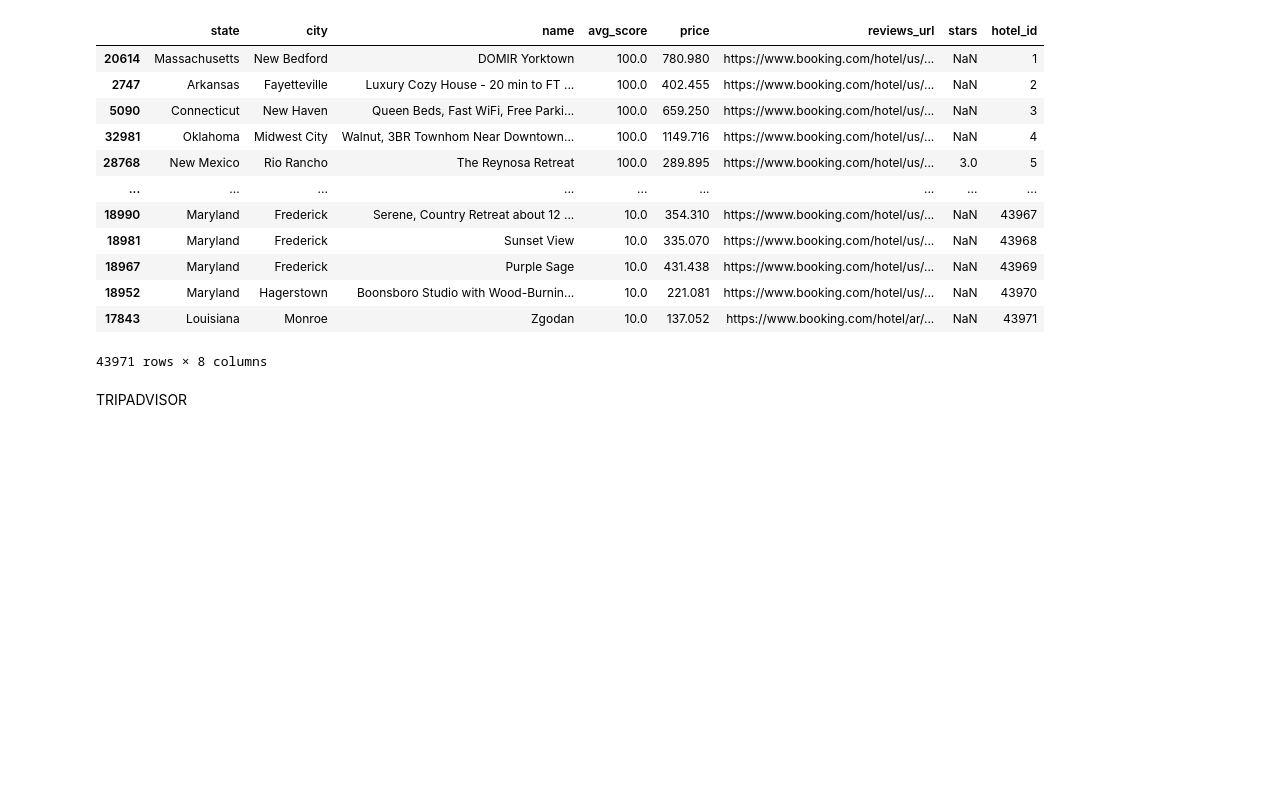
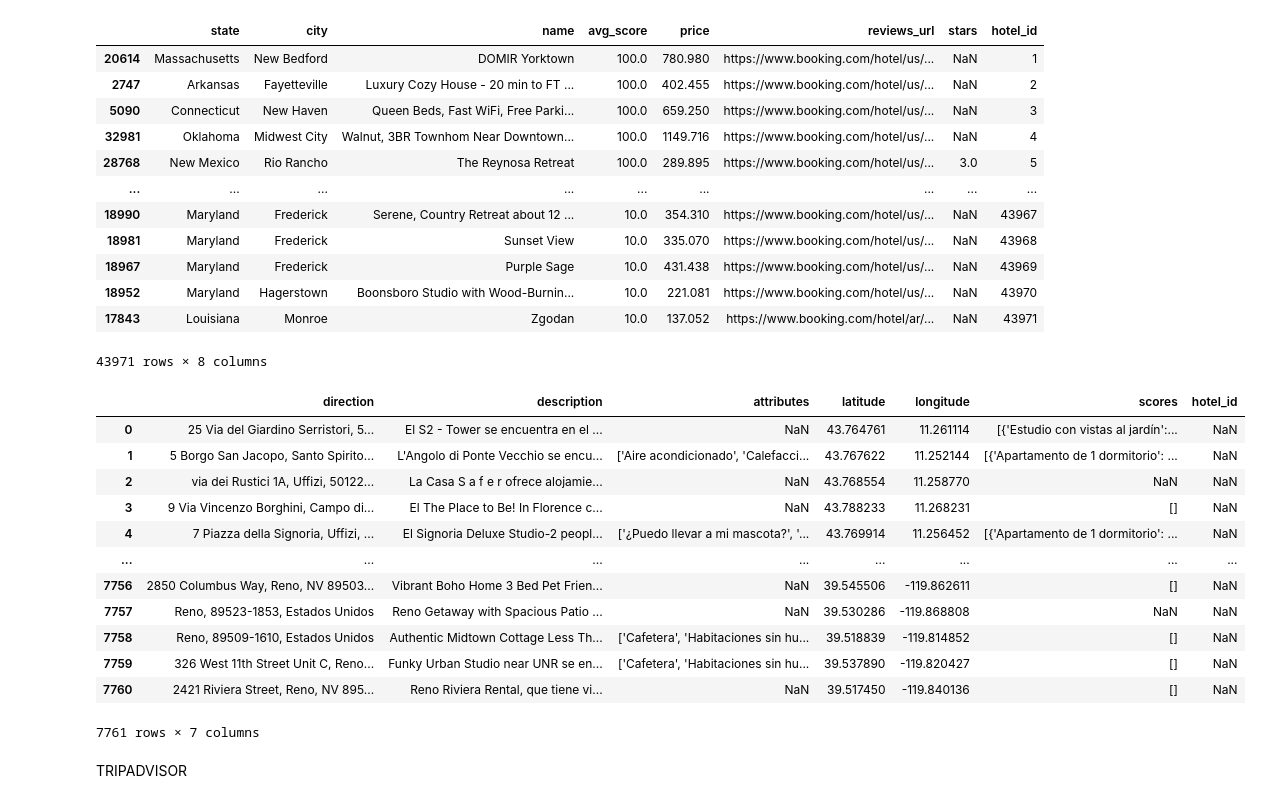
Before and after one commit to LeonardoCostaH/PF_DS_YELP, a Jupyter notebook: 01_ETL.ipynb, the cells around one changed output. Cells and saved outputs as stored; diff of their text form; code cells hidden in the pictures; blank space fills up the shorter version.

```diff
--- a/01_ETL.ipynb
+++ b/01_ETL.ipynb
@@ -332,3 +332,33 @@ usa_hotels
 | 18952 | Maryland | Hagerstown | Boonsboro Studio with Wood-Burnin... | 10.0 | 221.081 | https://www.booking.com/hotel/us/... | NaN | 43970 |
 | 17843 | Louisiana | Monroe | Zgodan | 10.0 | 137.052 | https://www.booking.com/hotel/ar/... | NaN | 43971 |
 43971 rows × 8 columns
+# %%
+import os
+import pandas as pd
+
+attributes_dr = "files/data/booking/attributes"
+
+attributes = []
+for archivo in os.listdir(attributes_dr):
+    if archivo.endswith(".csv"):
+        ruta_completa = os.path.join(attributes_dr, archivo)
+        df = pd.read_csv(ruta_completa, index_col=0)
+        attributes.append(df)
+booking_hotels_attributes = pd.concat(attributes, ignore_index=True)
+booking_hotels_attributes.to_csv('files/data/booking/booking_hotels_attributes.csv')
+
+booking_hotels_attributes
+# %% [output]
+|  | direction | description | attributes | latitude | longitude | scores | hotel_id |
+| 0 | 25 Via del Giardino Serristori, 5... | El S2 - Tower se encuentra en el ... | NaN | 43.764761 | 11.261114 | [{'Estudio con vistas al jardín':... | NaN |
+| 1 | 5 Borgo San Jacopo, Santo Spirito... | L'Angolo di Ponte Vecchio se encu... | ['Aire acondicionado', 'Calefacci... | 43.767622 | 11.252144 | [{'Apartamento de 1 dormitorio': ... | NaN |
+| 2 | via dei Rustici 1A, Uffizi, 50122... | La Casa S a f e r ofrece alojamie... | NaN | 43.768554 | 11.258770 | NaN | NaN |
+| 3 | 9 Via Vincenzo Borghini, Campo di... | El The Place to Be! In Florence c... | NaN | 43.788233 | 11.268231 | [] | NaN |
+| 4 | 7 Piazza della Signoria, Uffizi, ... | El Signoria Deluxe Studio-2 peopl... | ['¿Puedo llevar a mi mascota?', '... | 43.769914 | 11.256452 | [{'Apartamento de 1 dormitorio': ... | NaN |
+| ... | ... | ... | ... | ... | ... | ... | ... |
+| 7756 | 2850 Columbus Way, Reno, NV 89503... | Vibrant Boho Home 3 Bed Pet Frien... | NaN | 39.545506 | -119.862611 | [] | NaN |
+| 7757 | Reno, 89523-1853, Estados Unidos | Reno Getaway with Spacious Patio ... | NaN | 39.530286 | -119.868808 | NaN | NaN |
+| 7758 | Reno, 89509-1610, Estados Unidos | Authentic Midtown Cottage Less Th... | ['Cafetera', 'Habitaciones sin hu... | 39.518839 | -119.814852 | [] | NaN |
+| 7759 | 326 West 11th Street Unit C, Reno... | Funky Urban Studio near UNR se en... | ['Cafetera', 'Habitaciones sin hu... | 39.537890 | -119.820427 | [] | NaN |
+| 7760 | 2421 Riviera Street, Reno, NV 895... | Reno Riviera Rental, que tiene vi... | NaN | 39.517450 | -119.840136 | [] | NaN |
+7761 rows × 7 columns
```
Also changed, not shown: parts of 6 cells of this notebook, 6 other files.
